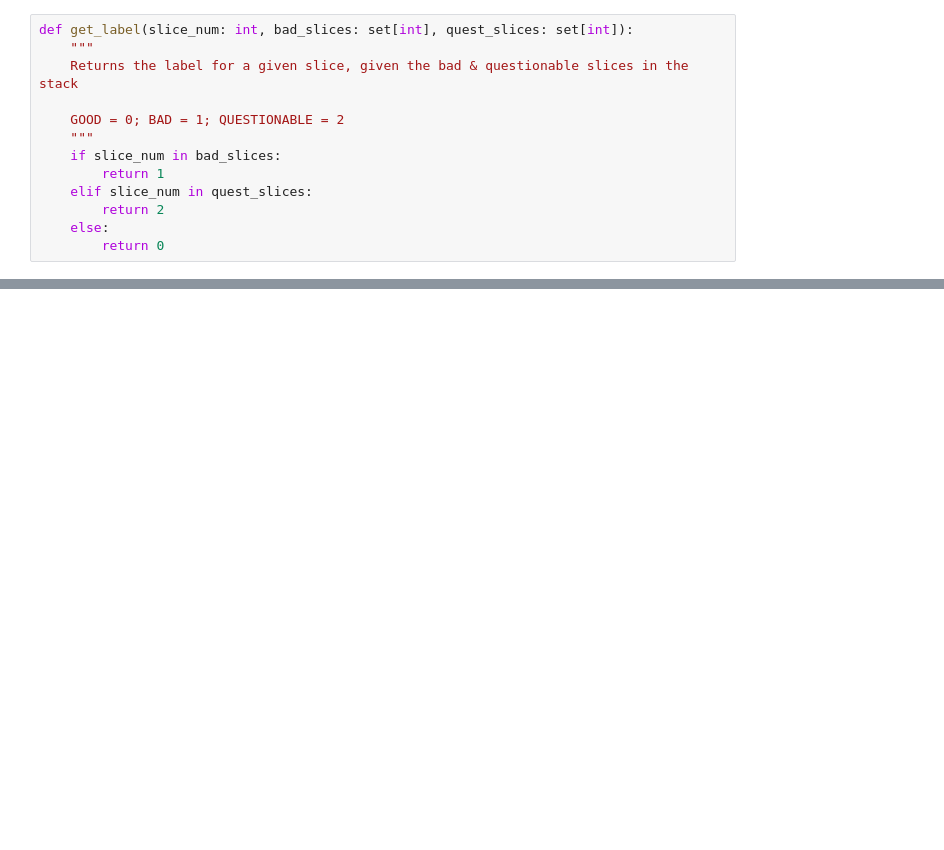
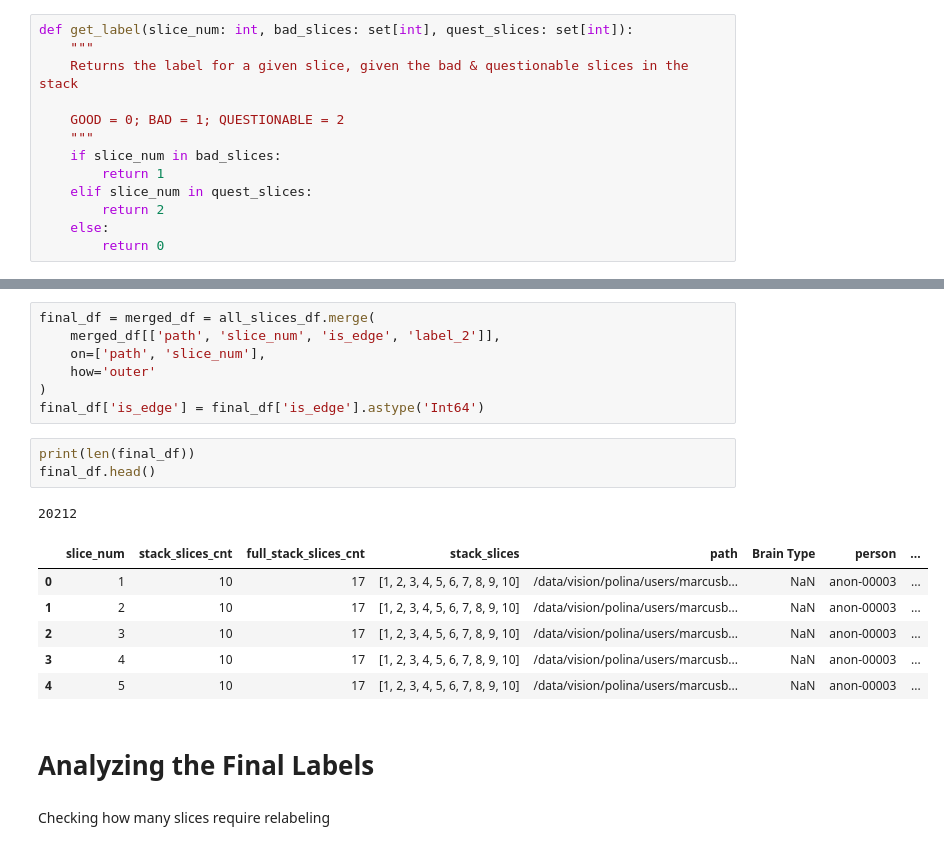
Before and after one commit to MedicalVisionGroup/FetalBrainIQA, a Jupyter notebook: src/label_sessions/post_labeling_session.ipynb, the cells around one changed output, grey strips where cells are left out. Drawn from its saved outputs; the diff is of its cells as text; blank space fills up the shorter version.

```diff
--- a/src/label_sessions/post_labeling_session.ipynb
+++ b/src/label_sessions/post_labeling_session.ipynb
@@ -88,0 +178,22 @@ for group_dir in session_dir.iterdir():
+# %%
+final_df = merged_df = all_slices_df.merge(
+    merged_df[['path', 'slice_num', 'is_edge', 'label_2']],
+    on=['path', 'slice_num'],
+    how='outer'
+)
+final_df['is_edge'] = final_df['is_edge'].astype('Int64')
+# %%
+print(len(final_df))
+final_df.head()
+# %% [output]
+20212
+|  | slice_num | stack_slices_cnt | full_stack_slices_cnt | stack_slices | path | Brain Type | person | ... |
+| 0 | 1 | 10 | 17 | [1, 2, 3, 4, 5, 6, 7, 8, 9, 10] | /data/vision/polina/users/marcusb... | NaN | anon-00003 | ... |
+| 1 | 2 | 10 | 17 | [1, 2, 3, 4, 5, 6, 7, 8, 9, 10] | /data/vision/polina/users/marcusb... | NaN | anon-00003 | ... |
+| 2 | 3 | 10 | 17 | [1, 2, 3, 4, 5, 6, 7, 8, 9, 10] | /data/vision/polina/users/marcusb... | NaN | anon-00003 | ... |
+| 3 | 4 | 10 | 17 | [1, 2, 3, 4, 5, 6, 7, 8, 9, 10] | /data/vision/polina/users/marcusb... | NaN | anon-00003 | ... |
+| 4 | 5 | 10 | 17 | [1, 2, 3, 4, 5, 6, 7, 8, 9, 10] | /data/vision/polina/users/marcusb... | NaN | anon-00003 | ... |
+# %% [markdown]
+# Analyzing the Final Labels
+# %% [markdown]
+Checking how many slices require relabeling
```
Also changed, not shown: parts of 20 cells of this notebook, 3 other files.
